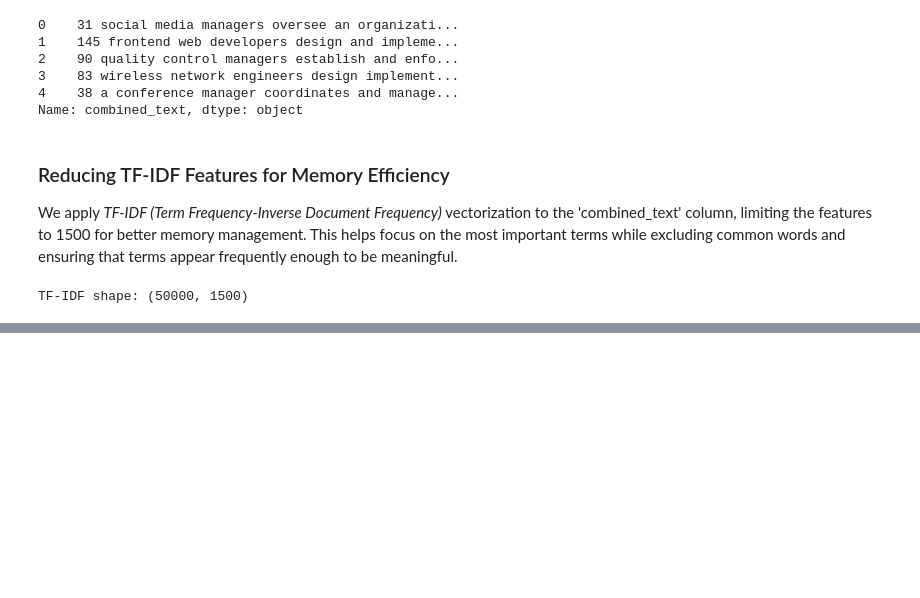
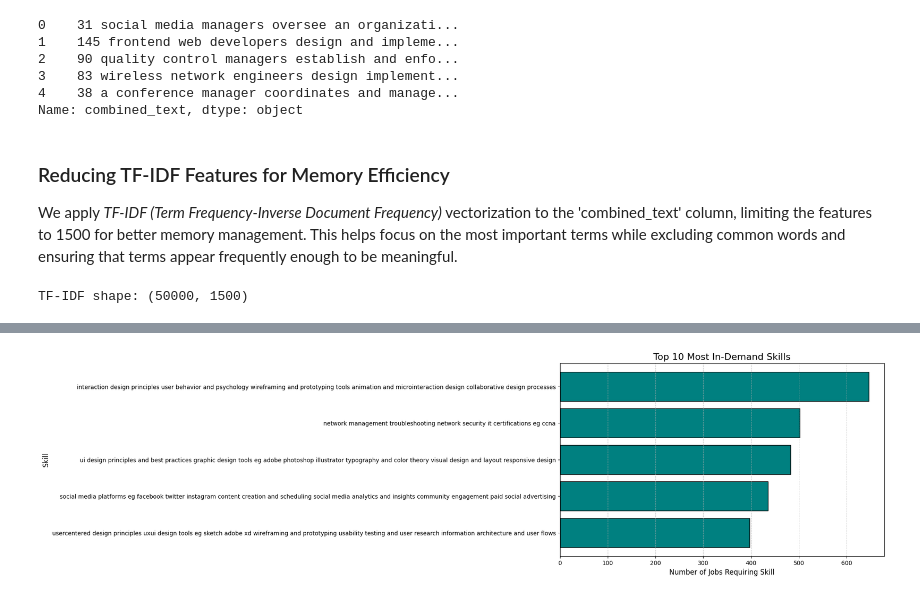
Before and after one commit to vkigen/dsc-phase4-project-group5, a Jupyter notebook: index.ipynb, the cells around one changed output, grey strips where cells are left out. Drawn from its saved outputs; the diff is of its cells as text; code cells hidden in the pictures; blank space fills up the shorter version.

```diff
--- a/index.ipynb
+++ b/index.ipynb
@@ -377,0 +411,24 @@ plt.show()
+# %%
+from collections import Counter
+all_skills = []
+df['skills'].dropna().apply(lambda x: all_skills.extend(x.split(',')))
+
+# Count the frequency of each skill
+skill_counts = Counter([skill.strip() for skill in all_skills])  # Strip extra spaces
+most_in_demand_skills = skill_counts.most_common(5)  # Top 10 most in-demand skills
+
+# Convert to a DataFrame for easier plotting
+skills_df = pd.DataFrame(most_in_demand_skills, columns=['Skill', 'Count'])
+
+# Plot the data
+plt.figure(figsize=(10, 6))
+plt.barh(skills_df['Skill'], skills_df['Count'], color='teal', edgecolor='black')
+plt.title('Top 10 Most In-Demand Skills', fontsize=16)
+plt.xlabel('Number of Jobs Requiring Skill', fontsize=12)
+plt.ylabel('Skill', fontsize=12)
+plt.gca().invert_yaxis()  # Invert y-axis to have the most in-demand skill at the top
+plt.grid(axis='x', linestyle='--', alpha=0.7)
+plt.tight_layout()
+plt.show()
+# %% [output]
+[figure, added]
```
Also changed, not shown: parts of 12 cells of this notebook, 3 other files.
